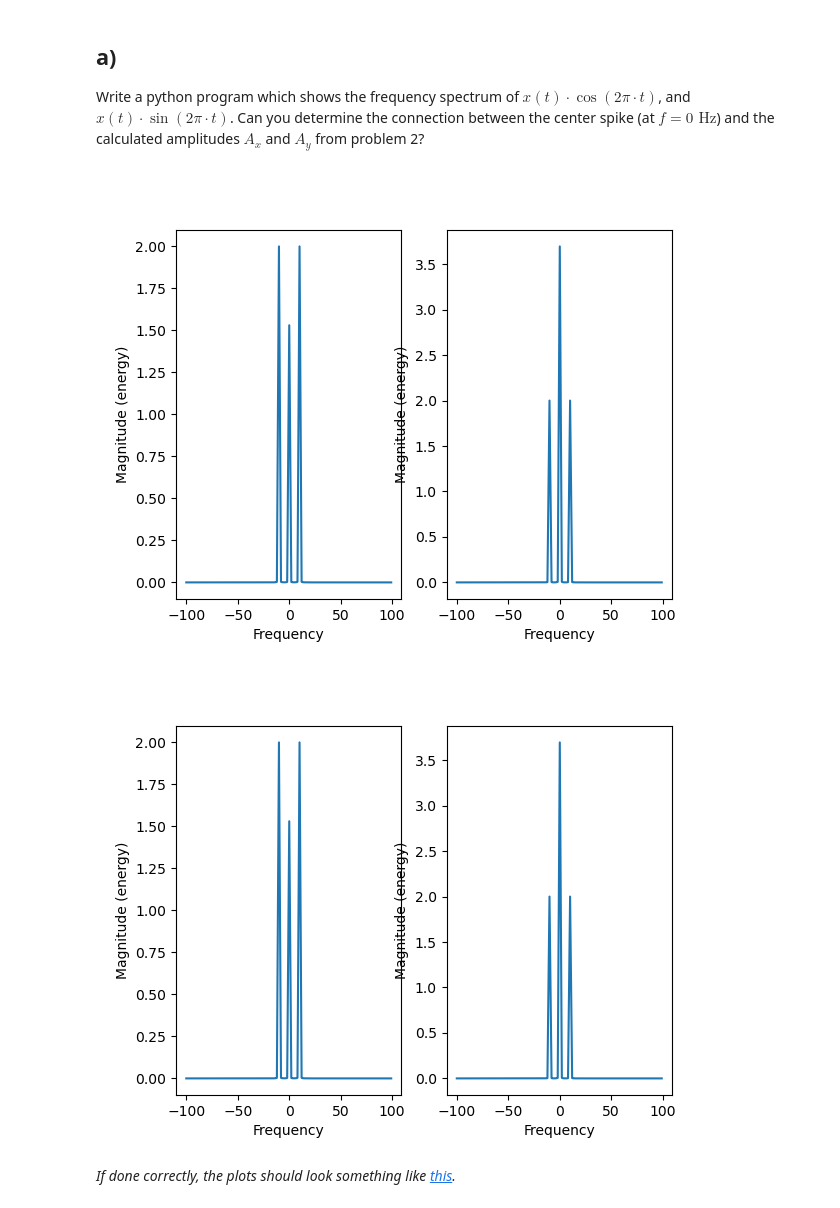
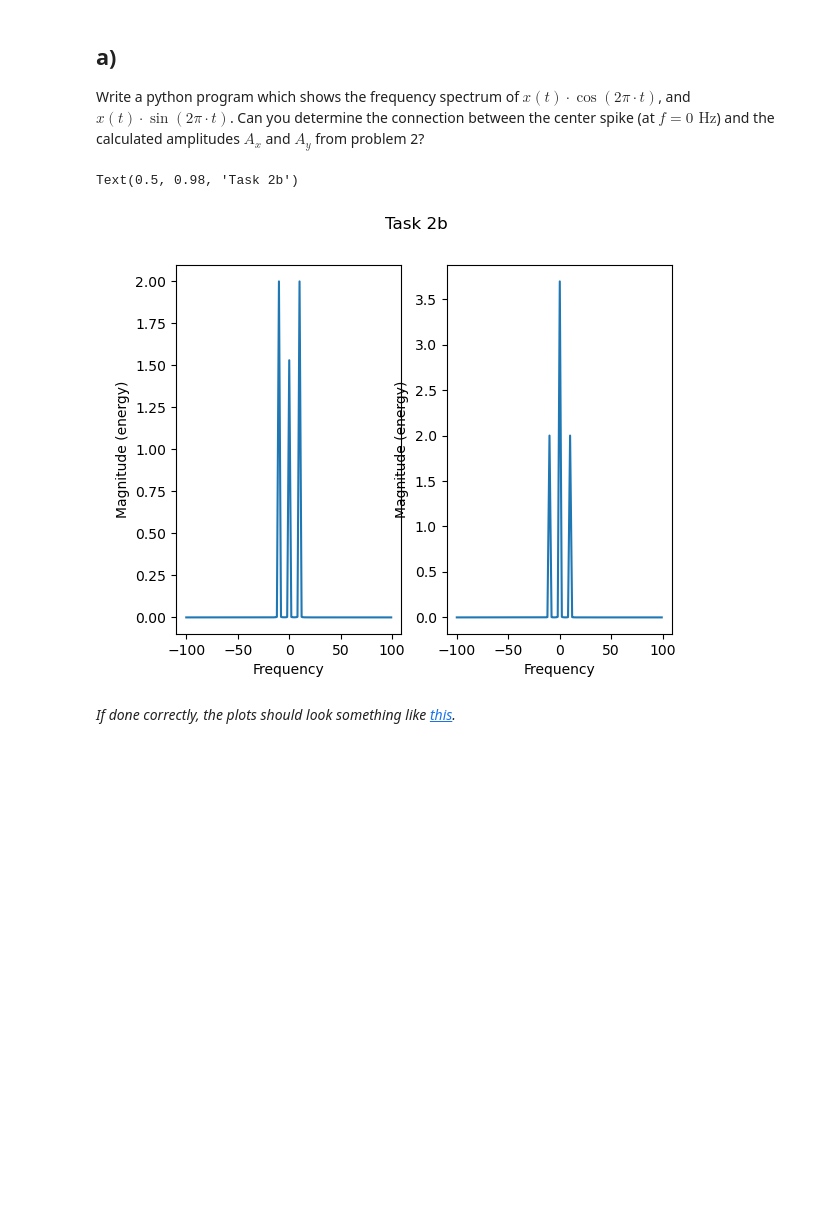
Before and after one commit to kaierih/AIS2201_Exercises, a Jupyter notebook: Exercise_2/3_frequency_shifting.ipynb, the cells around one changed output. Drawn from its saved outputs; the diff is of its cells as text; code cells hidden in the pictures; blank space fills up the shorter version.

```diff
--- a/Exercise_2/3_frequency_shifting.ipynb
+++ b/Exercise_2/3_frequency_shifting.ipynb
@@ -94,19 +78,22 @@ Write a python program which shows the frequency spectrum of $x(t)\cdot \cos(2\p
 # %%
 # WRITE YOUR CODE HERE:
 
 import numpy as np
-plt.close(3); plt.figure(1)
+%matplotlib widget
+plt.close(2); plt.figure(1)
 
-cosX = x.copy() * np.cos(2 * np.pi * 5 * t)
-sinX = x.copy() * np.sin(2 * np.pi * 5 * t)
+f = 5
+
+cosX = x.copy() * np.cos(2 * np.pi * f * t)
+sinX = x.copy() * np.sin(2 * np.pi * f * t)
 
 fig, (ax1, ax2) = plt.subplots(1,2)
 ax1.magnitude_spectrum(cosX, Fs=fs, sides="twosided")
-ax2.magnitude_spectrum(sinX, Fs=fs, sides="twosided")
-fig.show()
+ax2.magnitude_spectrum(sinX, Fs=fs, sides="twosided");
+fig.suptitle("Task 2b")
 # %% [output]
+Text(0.5, 0.98, 'Task 2b')
-[figure, old version]
+[figure, new version]
-[figure, removed]
 # %% [markdown]
 *If done correctly, the plots should look something like [this](Figurer/task3a_sol.png).*
 # %% [markdown]
```
Also changed, not shown: parts of 6 cells of this notebook, 3 other files.
